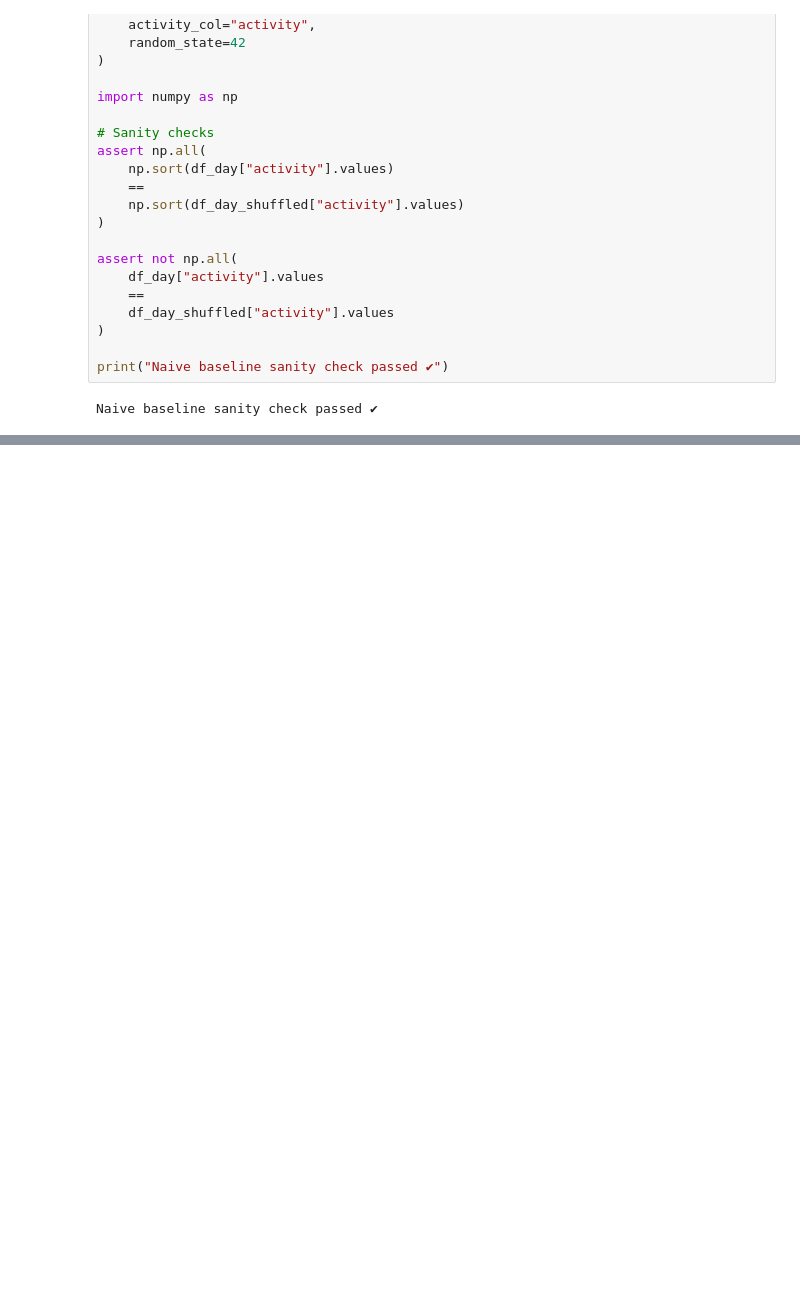
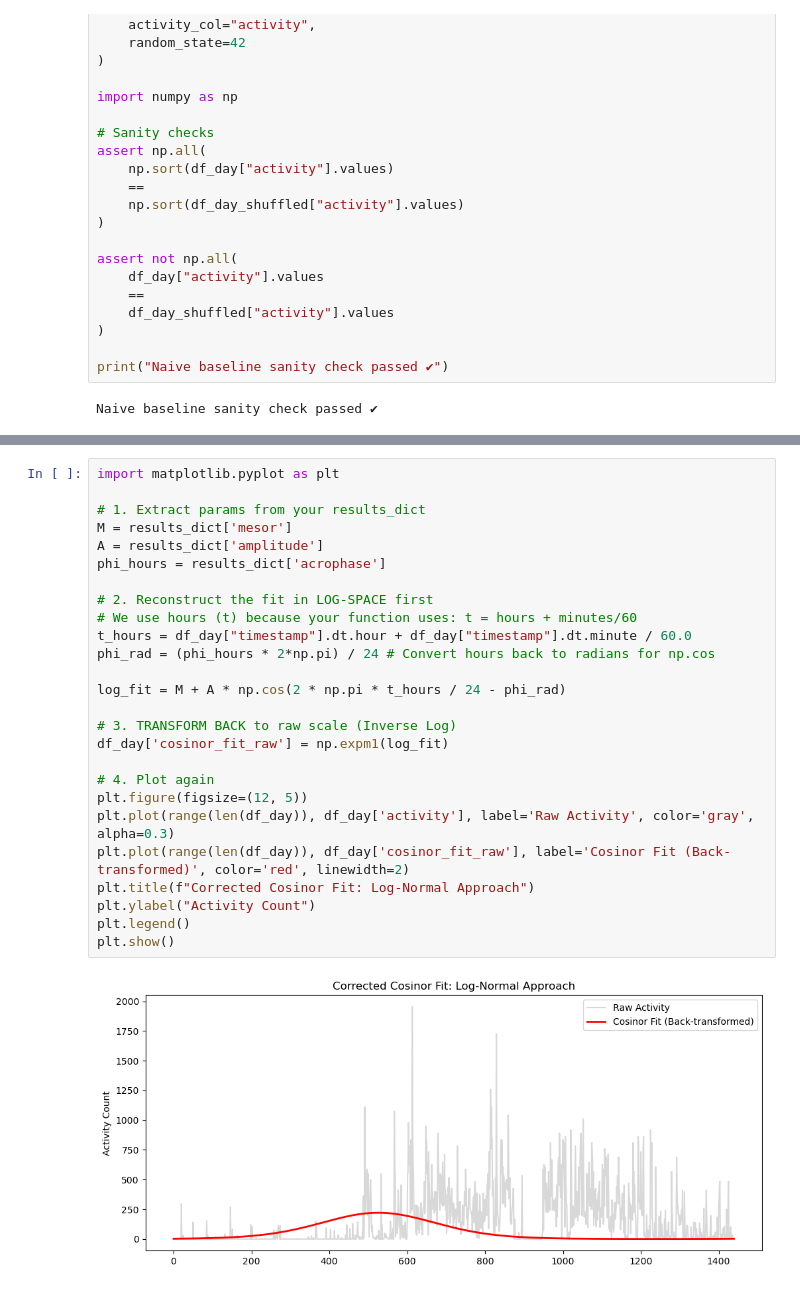
Before and after one commit to Adan-Assi/actigraphy-temporal-sufficiency, a Jupyter notebook: notebooks/sanity_checks.ipynb, the cells around one changed output, grey strips where cells are left out. Saved outputs shown, nothing was run; the diff lists cells and outputs as text; blank space fills up the shorter version.

Commit message:
update naive baseline code cell and fix log-scale visualization

```diff
--- a/notebooks/sanity_checks.ipynb
+++ b/notebooks/sanity_checks.ipynb
@@ -152,0 +193,28 @@ Naive baseline sanity check passed ✔
+# %%
+import matplotlib.pyplot as plt
+
+# 1. Extract params from your results_dict
+M = results_dict['mesor']
+A = results_dict['amplitude']
+phi_hours = results_dict['acrophase']
+
+# 2. Reconstruct the fit in LOG-SPACE first
+# We use hours (t) because your function uses: t = hours + minutes/60
+t_hours = df_day["timestamp"].dt.hour + df_day["timestamp"].dt.minute / 60.0
+phi_rad = (phi_hours * 2*np.pi) / 24 # Convert hours back to radians for np.cos
+
+log_fit = M + A * np.cos(2 * np.pi * t_hours / 24 - phi_rad)
+
+# 3. TRANSFORM BACK to raw scale (Inverse Log)
+df_day['cosinor_fit_raw'] = np.expm1(log_fit)
+
+# 4. Plot again
+plt.figure(figsize=(12, 5))
+plt.plot(range(len(df_day)), df_day['activity'], label='Raw Activity', color='gray', alpha=0.3)
+plt.plot(range(len(df_day)), df_day['cosinor_fit_raw'], label='Cosinor Fit (Back-transformed)', color='red', linewidth=2)
+plt.title(f"Corrected Cosinor Fit: Log-Normal Approach")
+plt.ylabel("Activity Count")
+plt.legend()
+plt.show()
+# %% [output]
+[figure, added]
```
Also changed, not shown: parts of 2 cells of this notebook.
